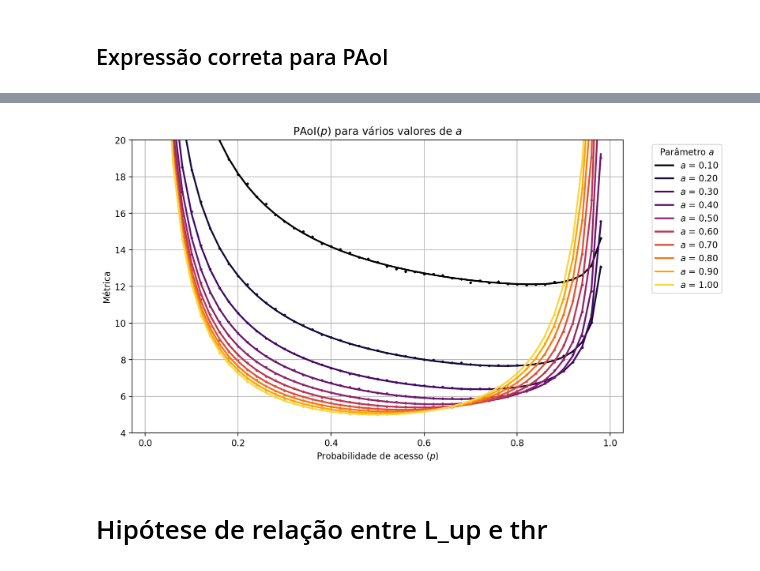
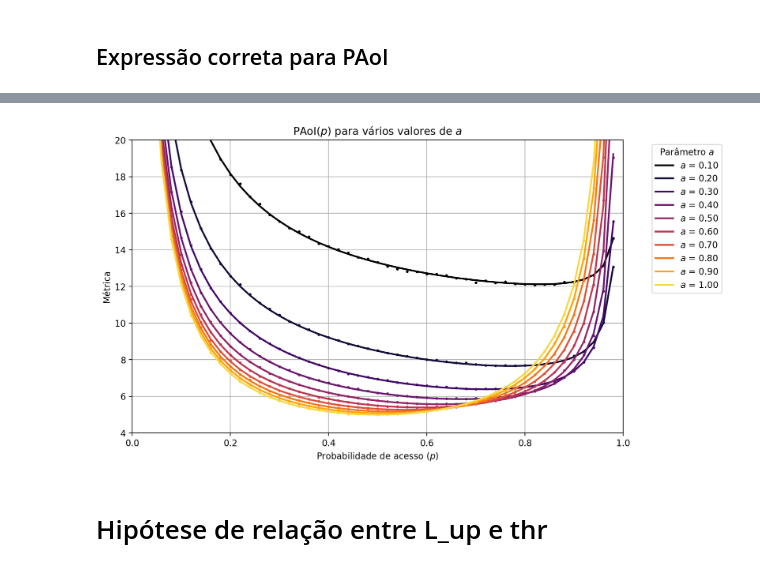
Before and after one commit to Velvet-blue/ic26-age-of-information, a Jupyter notebook: main.ipynb, the cells around one changed output, grey strips where cells are left out. Drawn from its saved outputs; the diff is of its cells as text; code cells hidden in the pictures.

```diff
--- a/main.ipynb
+++ b/main.ipynb
@@ -33,6 +30,6 @@ pi00, pi01, pi10, pi11 = [sol[pi00s], sol[pi01s], sol[pi10s], sol[pi11s]]
 # %% [markdown]
 # Throughput
 # %%
-throughput_expr = sp.factor(pi01*p + pi11*p*(1-p))
+thr = sp.factor(pi01*p + pi11*p*(1-p))
 throughput_data = np.load("data/throughput_data.npy")
 # %%
@@ -180,19 +153,19 @@ L_up_expr
 $\displaystyle \frac{a p \left(- a \left(a p - a - p + 2\right) \left(a^{2} p^{4} - 2 a^{2} p^{3} + 3 a^{2} p^{2} - 3 a^{2} p + a^{2} - 2 a p^{4} + 4 a p^{3} - 6 a p^{2} + 6 a p - 2 a + p^{4} - 2 p^{3} + 3 p^{2} - 2 p\right) + p \left(a^{2} p - a^{2} - 3 a p + 3 a + 2 p - 2\right) \left(a^{2} p^{4} - 2 a^{2} p^{3} + 3 a^{2} p^{2} - 3 a^{2} p + a^{2} - 2 a p^{4} + 4 a p^{3} - 6 a p^{2} + 5 a p - 2 a + p^{4} - 2 p^{3} + 3 p^{2} - 2 p\right)\right)}{\left(2 a^{3} p^{3} - 4 a^{3} p^{2} + 3 a^{3} p - a^{3} - 6 a^{2} p^{3} + 12 a^{2} p^{2} - 7 a^{2} p + 2 a^{2} + 6 a p^{3} - 10 a p^{2} + 4 a p - 2 p^{3} + 2 p^{2}\right) \left(a^{3} p^{5} - 3 a^{3} p^{4} + 5 a^{3} p^{3} - 5 a^{3} p^{2} + 3 a^{3} p - a^{3} - 3 a^{2} p^{5} + 8 a^{2} p^{4} - 13 a^{2} p^{3} + 13 a^{2} p^{2} - 7 a^{2} p + 2 a^{2} + 3 a p^{5} - 7 a p^{4} + 11 a p^{3} - 10 a p^{2} + 4 a p - p^{5} + 2 p^{4} - 3 p^{3} + 2 p^{2}\right)}$
 # %%
 # PAoI = L_up / thr + 1 / thr = (L_up + 1) / thr
-# thr = throughput_expr/2
-PAoI_expr = sp.simplify( (L_up_expr + 1) * (2 / throughput_expr))
-# PAoI_expr = sp.simplify( (W_up) + (2 / throughput_expr))
+# thr = thr/2
+PAoI_expr = sp.simplify( (L_up_expr + 1) / thr )
+# PAoI_expr = sp.simplify( (W_up) + (2 / thr))
 compare_metric_plot(
     analytical_expr=PAoI_expr,
     simulation_data=PAoI_sim_data,
     title="PAoI($p$) para vários valores de $a$",
     cmap="inferno",
     axis="p",
     yrange=(4, 20)
 )
 # %% [output]
-[figure, old version]
+[figure, new version]
 # %% [markdown]
 # Hipótese de relação entre L_up e thr
 # %% [markdown]
```
Also changed, not shown: parts of 29 cells of this notebook, 1 other file.
